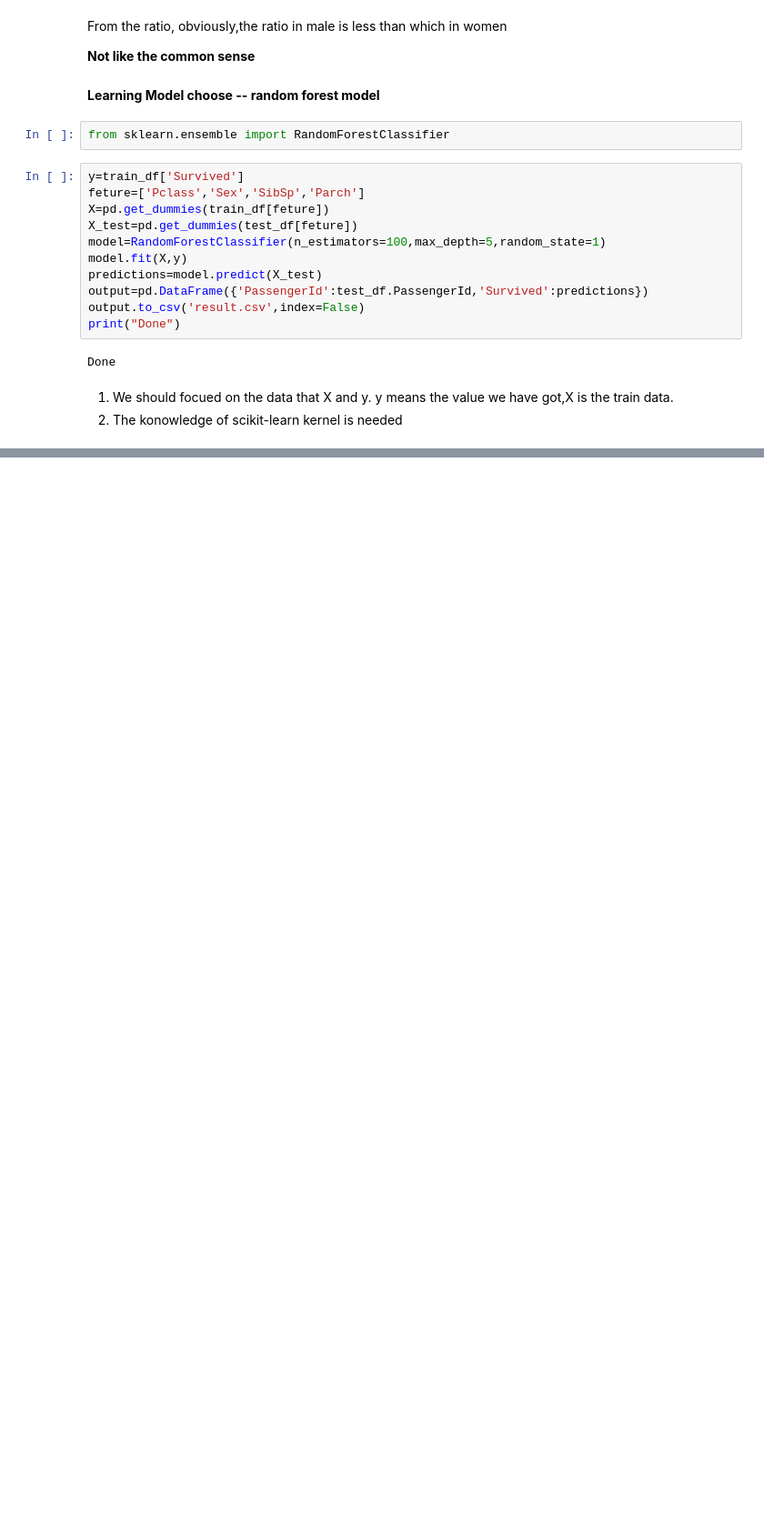
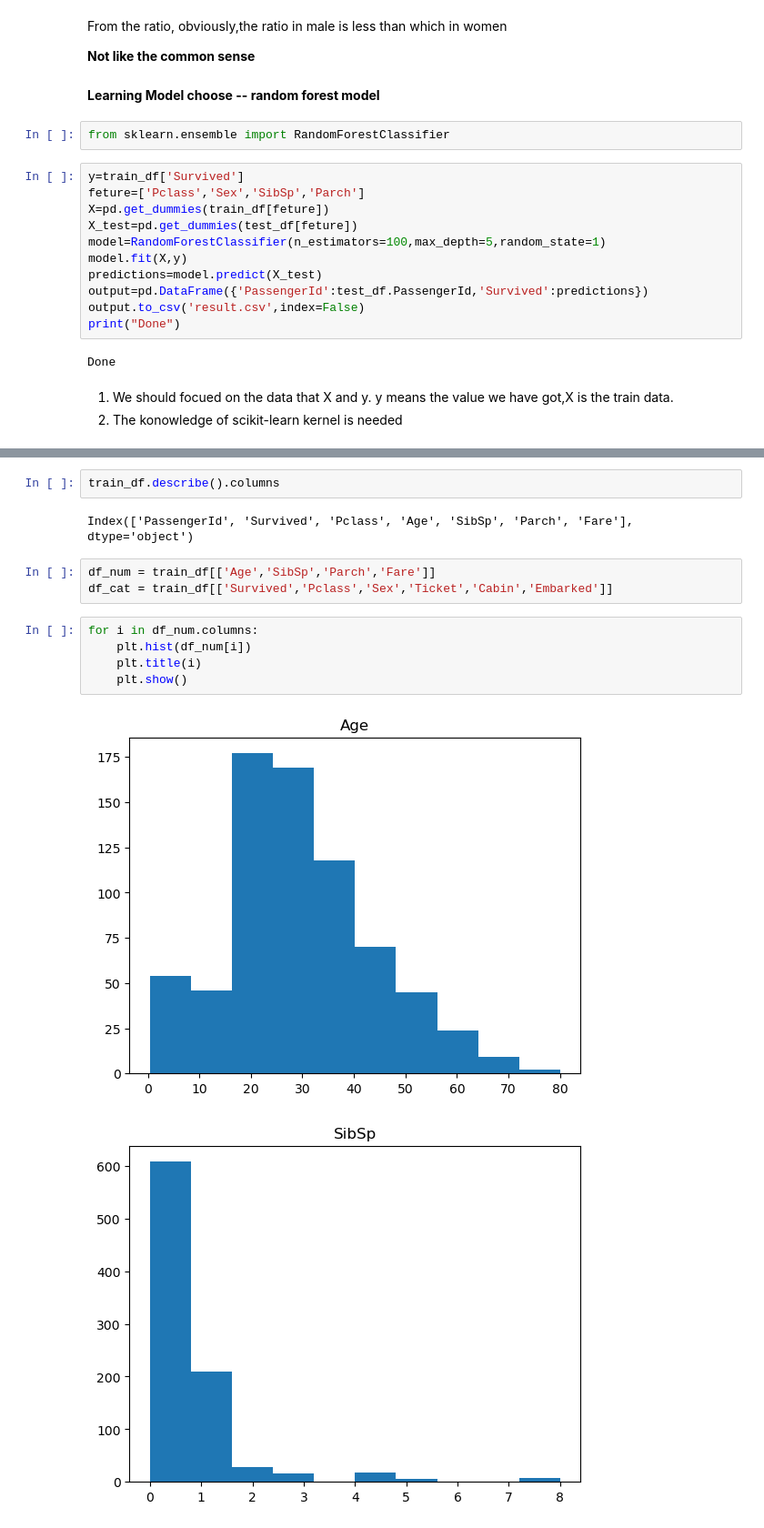
Before and after one commit to 9963KK/66dayslearning_data_science, a Jupyter notebook: titanic.ipynb, the cells around one changed output, grey strips where cells are left out. Shown at 91% size. Drawn from its saved outputs; the diff is of its cells as text; blank space fills up the shorter version.

```diff
--- a/titanic.ipynb
+++ b/titanic.ipynb
@@ -151,0 +198,15 @@ Done
+# %%
+train_df.describe().columns
+# %% [output]
+Index(['PassengerId', 'Survived', 'Pclass', 'Age', 'SibSp', 'Parch', 'Fare'], dtype='object')
+# %%
+df_num = train_df[['Age','SibSp','Parch','Fare']]
+df_cat = train_df[['Survived','Pclass','Sex','Ticket','Cabin','Embarked']]
+# %%
+for i in df_num.columns:
+    plt.hist(df_num[i])
+    plt.title(i)
+    plt.show()
+# %% [output]
+[figure, added]
+[figure, added]
```
Also changed, not shown: parts of 10 cells of this notebook.
